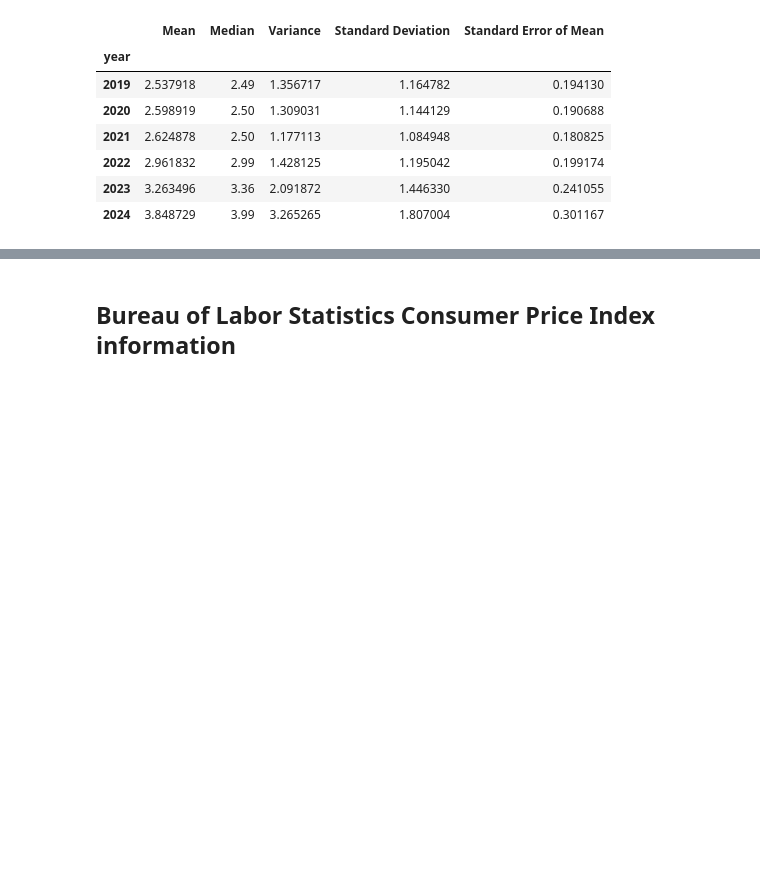
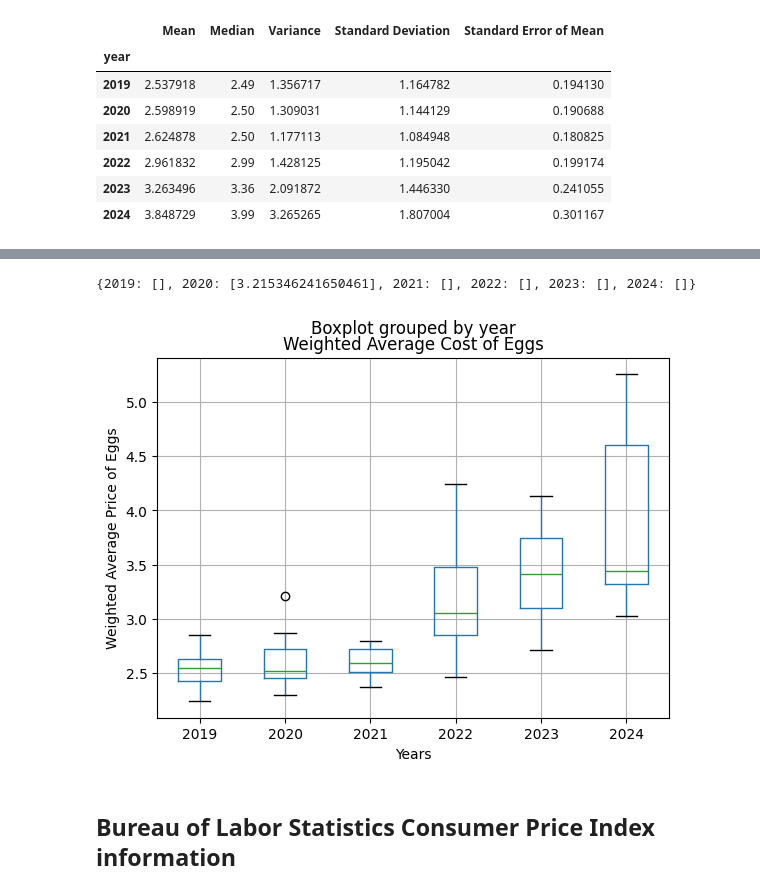
Before and after one commit to country4livin/Project-1-Repo, a Jupyter notebook: 5-yr_cost_of_eggs.ipynb, the cells around one changed output, grey strips where cells are left out. Drawn from its saved outputs; the diff is of its cells as text; code cells hidden in the pictures; blank space fills up the shorter version.

```diff
--- a/5-yr_cost_of_eggs.ipynb
+++ b/5-yr_cost_of_eggs.ipynb
@@ -252,0 +266,31 @@ plt.show()
+# %%
+# Create a box and whisker plot to identify outliers
+# Create empty list "prices" to fill with price_avg (for plotting)
+price_avg_year = {}
+outliers = {}
+years = [2019, 2020, 2021, 2022, 2023, 2024]
+
+    # Locate the rows for each year
+for y in years:
+    outliers[y] = []
+    year_rows = year_month_summary[year_month_summary["year"] == y]
+
+    quartiles = year_rows["weighted_monthly"].quantile([.25, .5, .75])
+    q1 = quartiles[0.25]
+    q3 = quartiles[0.75]
+    iqr = q3 - q1
+
+    lower_bound = q1 - (1.5 * iqr)
+    upper_bound = q3 + (1.5 * iqr)
+
+    # add subset
+    price_avg_year[y] = year_rows["weighted_monthly"].tolist()
+
+    # Determine outliers using upper and lower bounds
+    for p in price_avg_year[y]:
+        if (p > upper_bound) or (p < lower_bound):
+            outliers[y].append(p)
+
+print(outliers)
+# %% [output]
+{2019: [], 2020: [3.215346241650461], 2021: [], 2022: [], 2023: [], 2024: []}
@@ -253,3 +299,13 @@ plt.show()
+# %%
+# Create the box and whisker plot
+year_month_summary.boxplot(column="weighted_monthly", by="year")
+plt.ylabel("Weighted Average Price of Eggs")
+plt.xlabel("Years")
+plt.title("Weighted Average Cost of Eggs")
+plt.savefig("Resources/output_data/fig3_box.png")
+plt.show()
+# %% [output]
+[figure, added]
 # %% [markdown]
 ## Bureau of Labor Statistics Consumer Price Index information
 # %%
```
Also changed, not shown: parts of 4 cells of this notebook.
